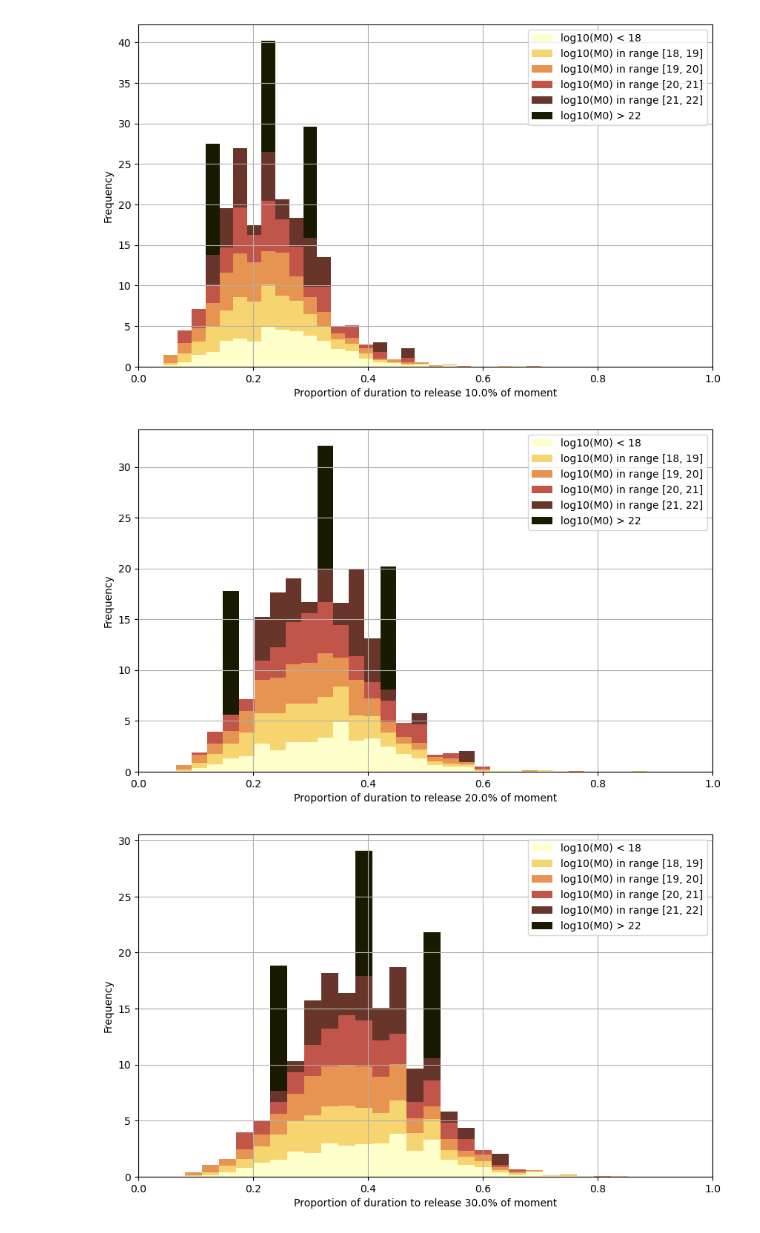
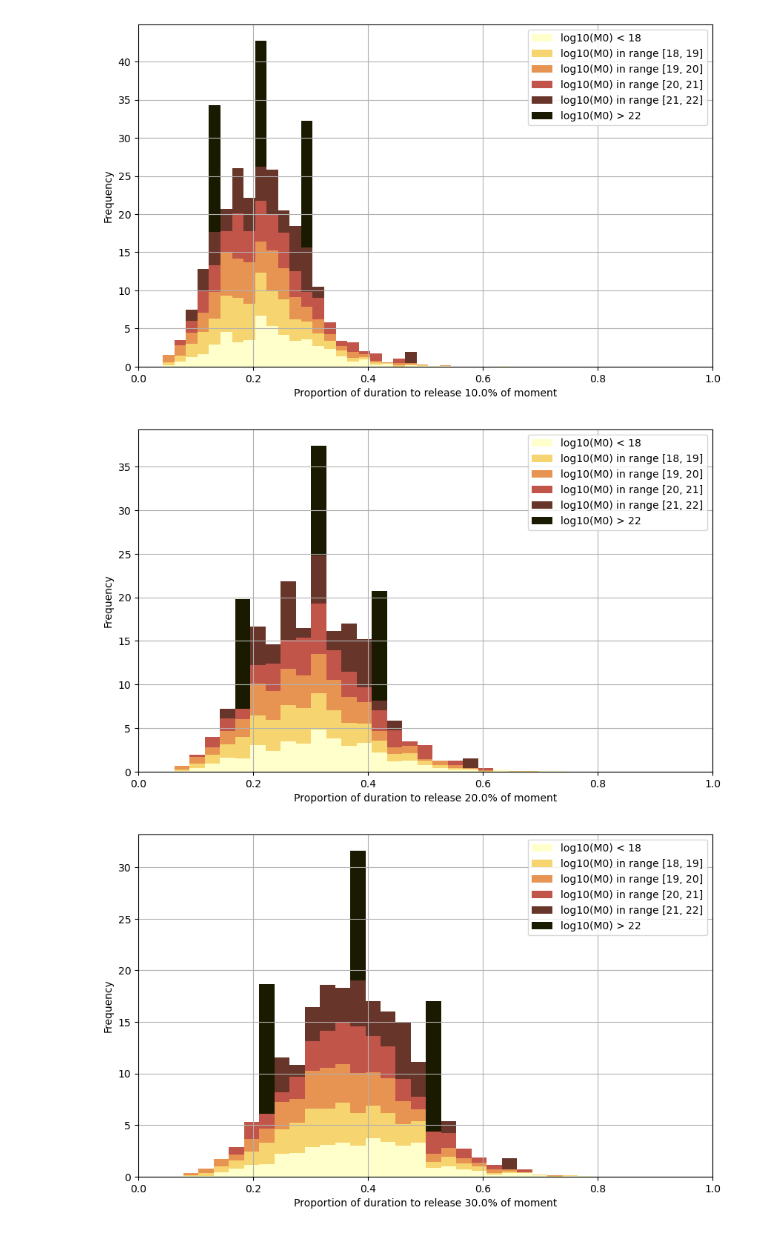
Before and after one commit to RebeccaColquhoun/stf, a Jupyter notebook: code/integrating/moment_histogram_stacked.ipynb, the cells around one changed output. Drawn from its saved outputs; the diff is of its cells as text; code cells hidden in the pictures.

Commit message:
looking at beginning and end histograms, exploring transformations

```diff
--- a/code/integrating/moment_histogram_stacked.ipynb
+++ b/code/integrating/moment_histogram_stacked.ipynb
@@ -141,10 +135,11 @@ for proportion in proportions_list:
             print(scardec_name)
 
     root_times = np.array(root_times)
+    relative_root_times = np.array(relative_root_times)
     durations = np.array(durations)
     moments = np.log10(np.array(moments))
 
-    rel_root_times = root_times/durations
+    rel_root_times = relative_root_times/durations
 
 #    plt.hist([rel_root_times[np.where((moments > 18) & (moments < 19))[0]]])
     t_18 = rel_root_times[np.where((moments < 18))[0]]
@@ -152,33 +147,33 @@ for proportion in proportions_list:
     t_19_20 = rel_root_times[np.where((moments > 19) & (moments < 20))[0]]
     t_20_21 = rel_root_times[np.where((moments > 20) & (moments < 21))[0]]
     t_21_22 = rel_root_times[np.where((moments > 21) & (moments < 22))[0]]
     t_22 = rel_root_times[np.where((moments > 22))[0]]
 
     columns = ['log10(M0) < 18',
                'log10(M0) in range [18, 19]',
                 'log10(M0) in range [19, 20]',
                 'log10(M0) in range [20, 21]',
                 'log10(M0) in range [21, 22]',
                 'log10(M0) > 22']
     df = pd.concat([pd.DataFrame(a, columns=[f'{i}, log10(M0) in range [{i+17}, {i+18}]']) for i, a in enumerate([t_18, t_18_19, t_19_20, t_20_21, t_21_22, t_22])], axis=1)
     df.columns = columns
 
     df.plot.hist(stacked=True, bins=30, density=True, figsize=(10, 6), grid=True, colormap = cmc.lajolla)
 
     plt.ylabel('Frequency')
     plt.xlabel(f'Proportion of duration to release {proportion*100}% of moment')
     plt.xlim(0, 1)
     plt.savefig(f'/home/earthquakes1/homes/Rebecca/phd/stf/figures/moment_intervals/stacked_histogram_fraction_of_duration_for_{proportion*100}_percent_moment.png')
 # %% [output]
 0.1
 0.2
 0.3
 0.4
 0.5
 0.6
 0.7
 0.8
 0.9
-[figure, old version]
+[figure, new version]
-[figure, old version]
+[figure, new version]
-[figure, old version]
+[figure, new version]
```
Also changed, not shown: parts of 3 cells of this notebook, 5 other files.
